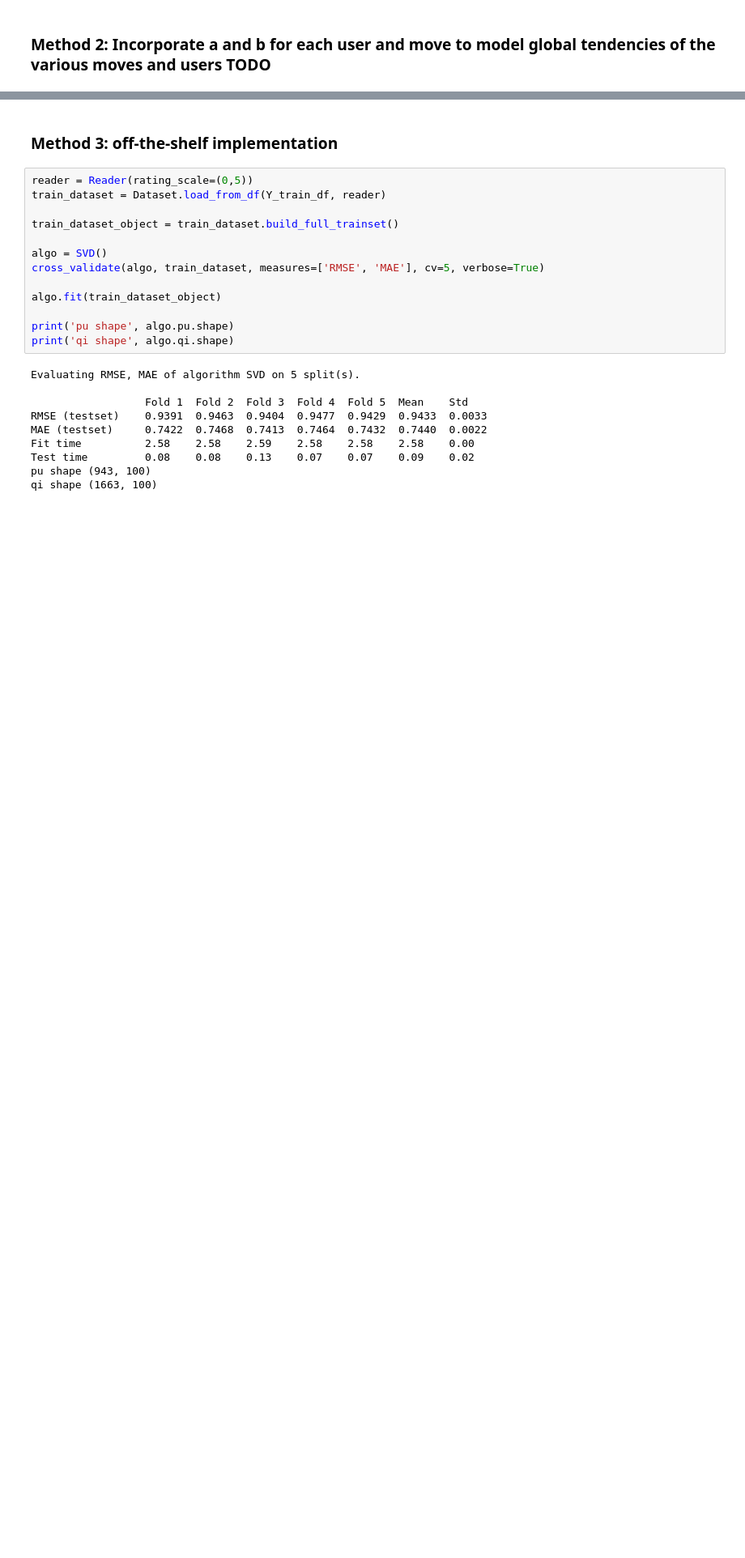
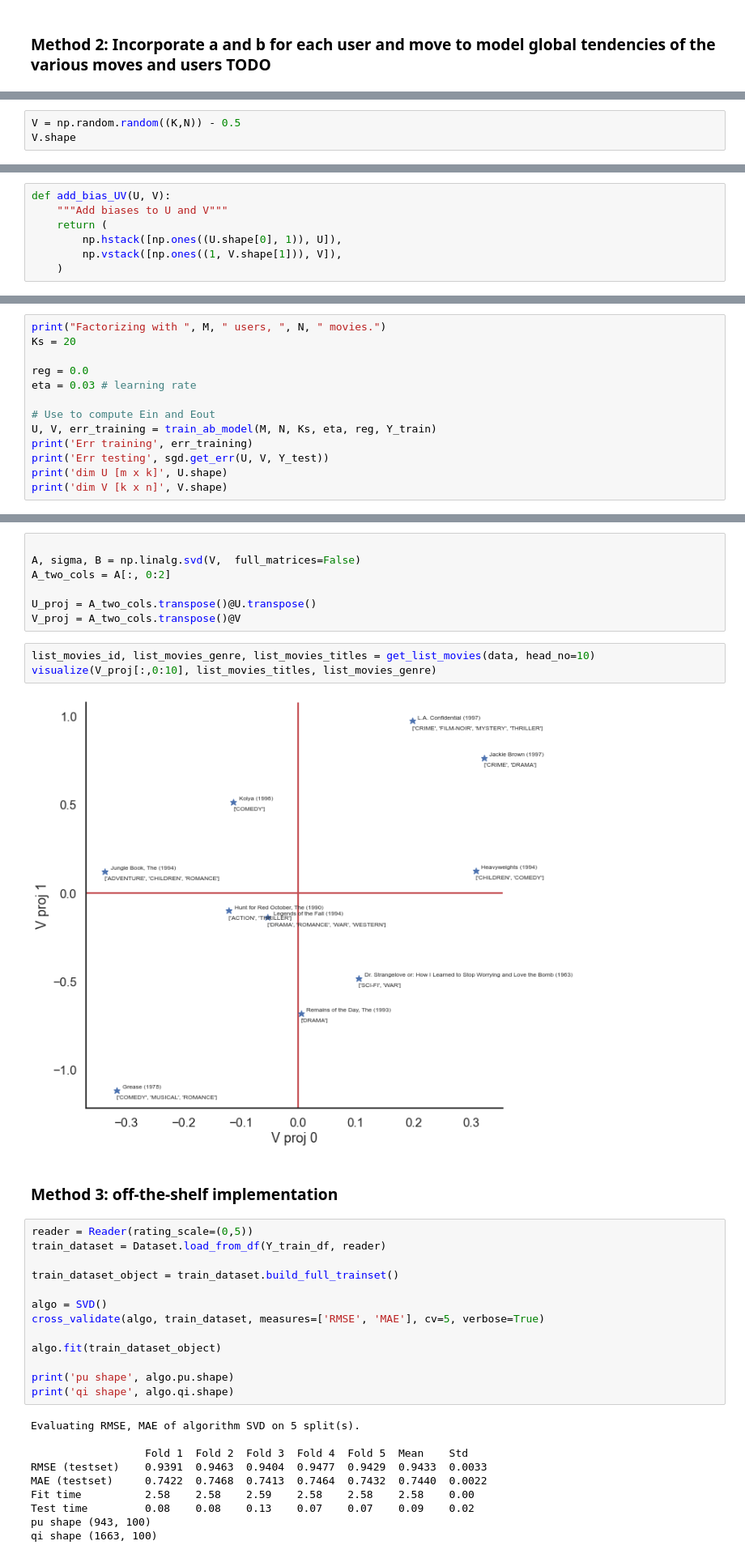
Before and after one commit to francescazfl/pandas, a Jupyter notebook: project2/sorina_project2_fzl.ipynb, the cells around one changed output, grey strips where cells are left out. Shown at 81% size. Saved outputs shown, nothing was run; the diff lists cells and outputs as text; blank space fills up the shorter version.

Commit message:
Polish plotting and added ab biases

```diff
--- a/project2/sorina_project2_fzl.ipynb
+++ b/project2/sorina_project2_fzl.ipynb
@@ -212,0 +219,3 @@ visualize(V_proj[:,0:10], list_movies_titles, list_movies_genre)
+# %%
+V = np.random.random((K,N)) - 0.5
+V.shape
@@ -225,0 +328,7 @@ user: 196        item: 302        r_ui = 4.00   est = 3.53   {'was_impossible':
+# %%
+def add_bias_UV(U, V):
+    """Add biases to U and V"""
+    return (
+        np.hstack([np.ones((U.shape[0], 1)), U]),
+        np.vstack([np.ones((1, V.shape[1])), V]),
+    )
@@ -225,0 +386,13 @@ user: 196        item: 302        r_ui = 4.00   est = 3.53   {'was_impossible':
+# %%
+print("Factorizing with ", M, " users, ", N, " movies.")
+Ks = 20
+
+reg = 0.0
+eta = 0.03 # learning rate
+
+# Use to compute Ein and Eout
+U, V, err_training = train_ab_model(M, N, Ks, eta, reg, Y_train)
+print('Err training', err_training)
+print('Err testing', sgd.get_err(U, V, Y_test))
+print('dim U [m x k]', U.shape)
+print('dim V [k x n]', V.shape)
@@ -226,3 +417,15 @@ user: 196        item: 302        r_ui = 4.00   est = 3.53   {'was_impossible':
+# %%
+
+A, sigma, B = np.linalg.svd(V,  full_matrices=False)
+A_two_cols = A[:, 0:2]
+
+U_proj = A_two_cols.transpose()@U.transpose()
+V_proj = A_two_cols.transpose()@V
+# %%
+list_movies_id, list_movies_genre, list_movies_titles = get_list_movies(data, head_no=10)
+visualize(V_proj[:,0:10], list_movies_titles, list_movies_genre)
+# %% [output]
+[figure, added]
 # %% [markdown]
 ### Method 3: off-the-shelf implementation
 # %%
```
Also changed, not shown: parts of 7 cells of this notebook.
